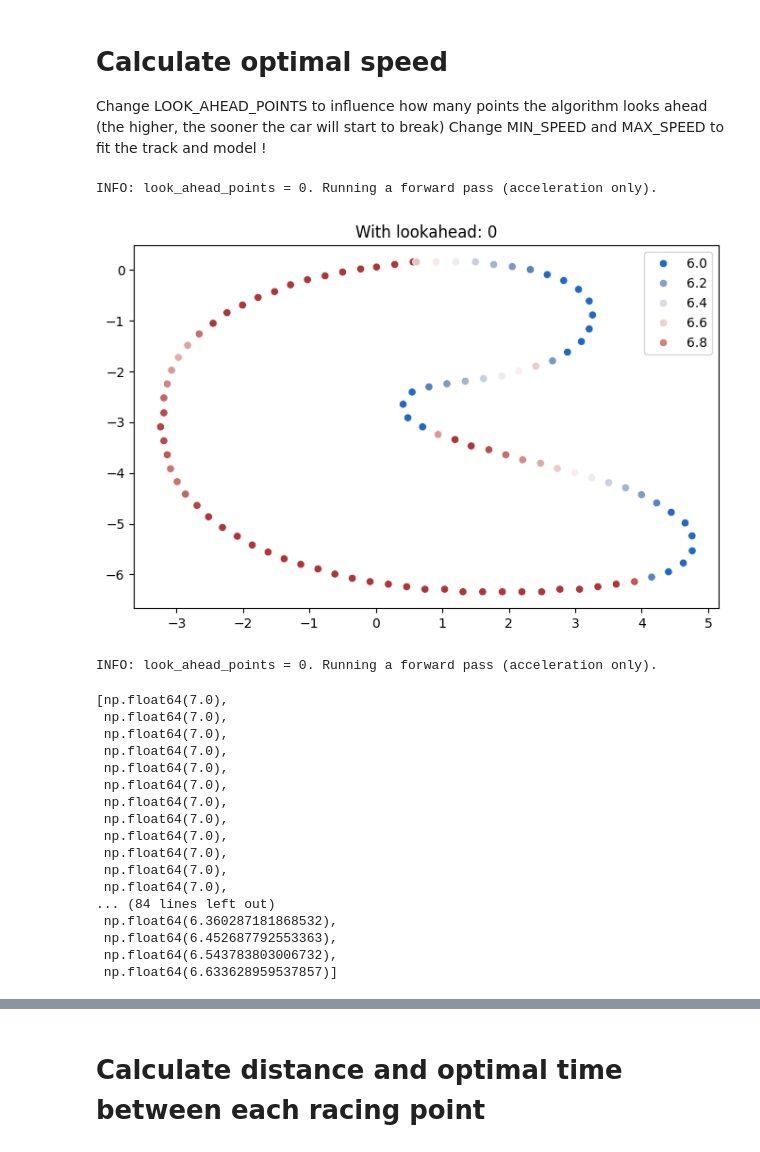
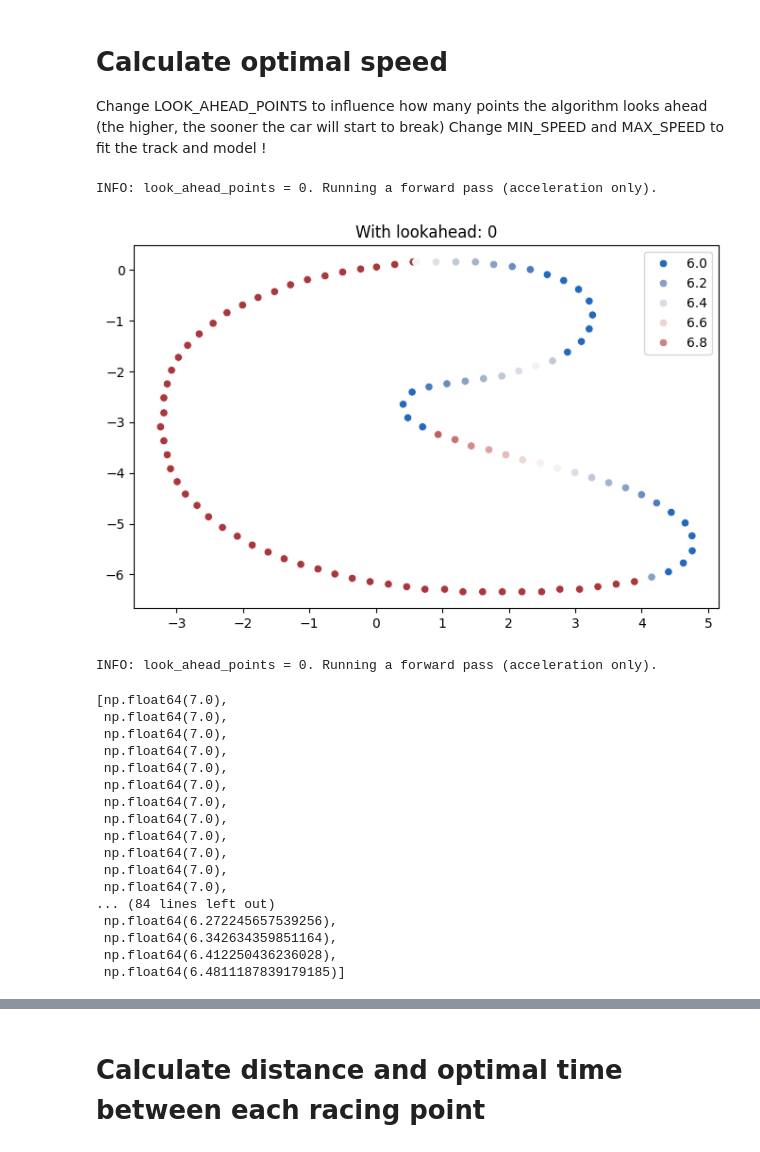
Before and after one commit to anjrew/race-lines-optimization, a Jupyter notebook: notebooks/get_speed_via_angle.ipynb, the cells around one changed output, grey strips where cells are left out. Drawn from its saved outputs; the diff is of its cells as text; code cells hidden in the pictures.

```diff
--- a/notebooks/get_speed_via_angle.ipynb
+++ b/notebooks/get_speed_via_angle.ipynb
@@ -246,37 +246,37 @@ import seaborn as sns
 LOOK_AHEAD_POINTS = 0
 ROLL_SIZE = 0
 SMOOTHING_WINDOW_SIZE = 7
 MIN_SPEED = 1.0
 MAX_SPEED = 7
-MAX_ACC = 2.0  # Maximal acceleration
-MAX_DEC = 2.0  # Maximal deceleration
+MAX_ACC = 1.5  # Maximal acceleration
+MAX_DEC = 1.5  # Maximal deceleration
 
 my_car_personality = {
-    3: 7,    # At a xm radius, target speed is y m/s
+    2.5: 7,    # At a xm radius, target speed is y m/s
     2: 6,   # At a 2m radius, target speed is 6 m/s
 }
 
 # Calculate optimal speed
 velocity = optimal_velocity(
     track=racing_track,
     speed_map=my_car_personality,
     min_speed=MIN_SPEED,
     max_speed=MAX_SPEED,
     look_ahead_points=LOOK_AHEAD_POINTS,
     smoothing_window_size=SMOOTHING_WINDOW_SIZE,
     roll=ROLL_SIZE,
     max_acceleration=MAX_ACC,
     max_deceleration=MAX_DEC
 )
 
 x = [i[0] for i in racing_track]
 y = [i[1] for i in racing_track]
 fig, ax = plt.subplots(figsize=(8, 5))
 ax = sns.scatterplot(x=x, y=y, hue=velocity, palette="vlag").set_title(
     f"With lookahead: {LOOK_AHEAD_POINTS}")
 # %% [output]
 INFO: look_ahead_points = 0. Running a forward pass (acceleration only).
-[figure, old version]
+[figure, new version]
 # %%
 
 from matplotlib import pyplot as plt
@@ -311,10 +311,10 @@ INFO: look_ahead_points = 0. Running a forward pass (acceleration only).
  np.float64(7.0),
  np.float64(7.0),
 ... (84 lines left out)
- np.float64(6.360287181868532),
- np.float64(6.452687792553363),
- np.float64(6.543783803006732),
- np.float64(6.633628959537857)]
+ np.float64(6.272245657539256),
+ np.float64(6.342634359851164),
+ np.float64(6.412250436236028),
+ np.float64(6.4811187839179185)]
 # %%
 
 fig, ax = plt.subplots(figsize=(8, 5))
```
Also changed, not shown: parts of 2 cells of this notebook.
